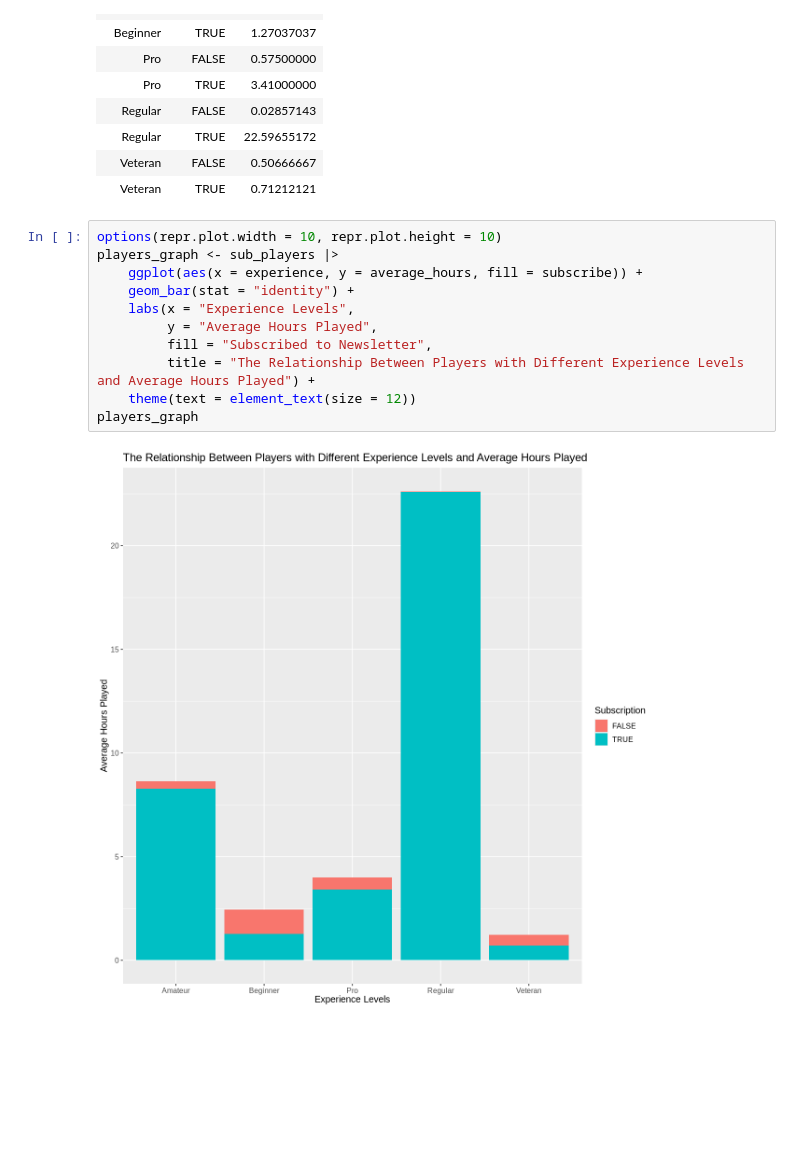
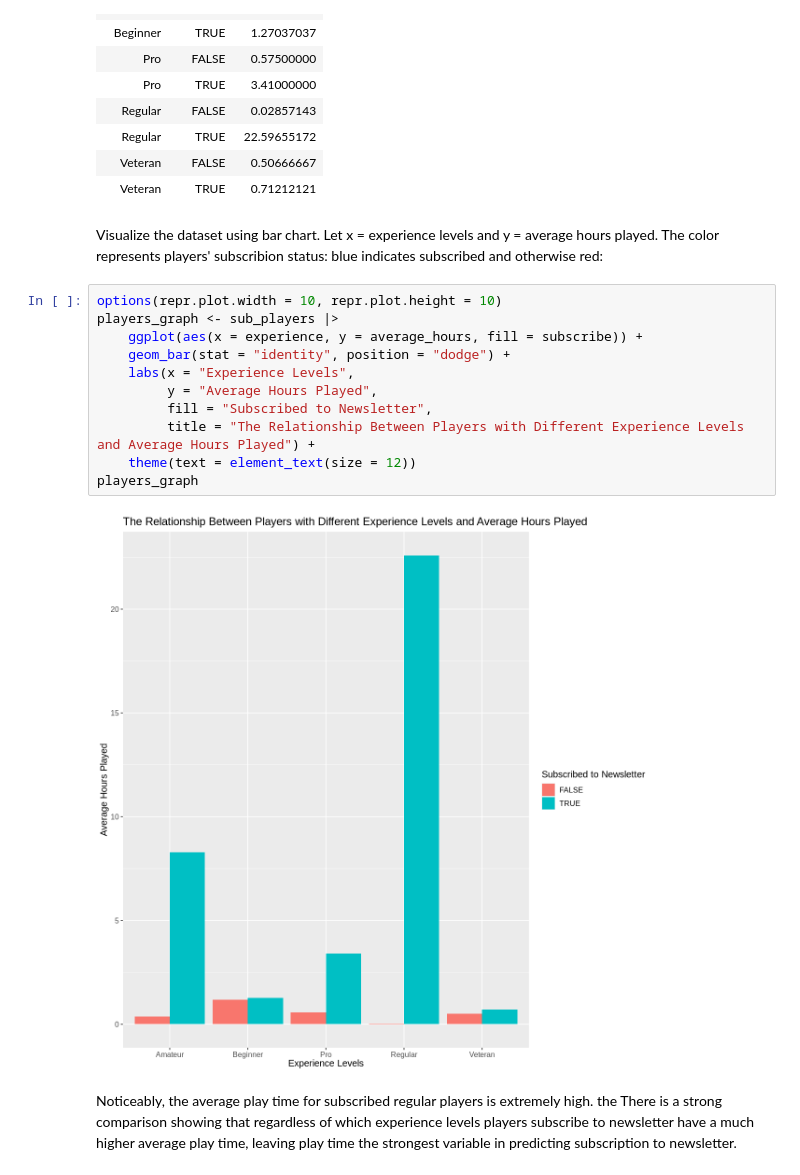
Before and after one commit to soondoongdori/mc_data, a Jupyter notebook: dsci100_project/project.ipynb, the cells around one changed output. Cells and saved outputs as stored; diff of their text form; blank space fills up the shorter version.

```diff
--- a/dsci100_project/project.ipynb
+++ b/dsci100_project/project.ipynb
@@ -142,16 +166,20 @@ A grouped_df: 10 × 3
 | Regular | TRUE | 22.59655172 |
 | Veteran | FALSE | 0.50666667 |
 | Veteran | TRUE | 0.71212121 |
+# %% [markdown]
+Visualize the dataset using bar chart. Let x = experience levels and y = average hours played. The color represents players' subscribion status: blue indicates subscribed and otherwise red:
 # %%
 options(repr.plot.width = 10, repr.plot.height = 10)
 players_graph <- sub_players |>
     ggplot(aes(x = experience, y = average_hours, fill = subscribe)) +
-    geom_bar(stat = "identity") +
+    geom_bar(stat = "identity", position = "dodge") +
     labs(x = "Experience Levels",
          y = "Average Hours Played",
          fill = "Subscribed to Newsletter",
          title = "The Relationship Between Players with Different Experience Levels and Average Hours Played") +
     theme(text = element_text(size = 12))
 players_graph
 # %% [output]
-[figure, old version]
+[figure, new version]
+# %% [markdown]
+Noticeably, the average play time for subscribed regular players is extremely high. the There is a strong comparison showing that regardless of which experience levels players subscribe to newsletter have a much higher average play time, leaving play time the strongest variable in predicting subscription to newsletter.
```
Also changed, not shown: parts of 10 cells of this notebook.
